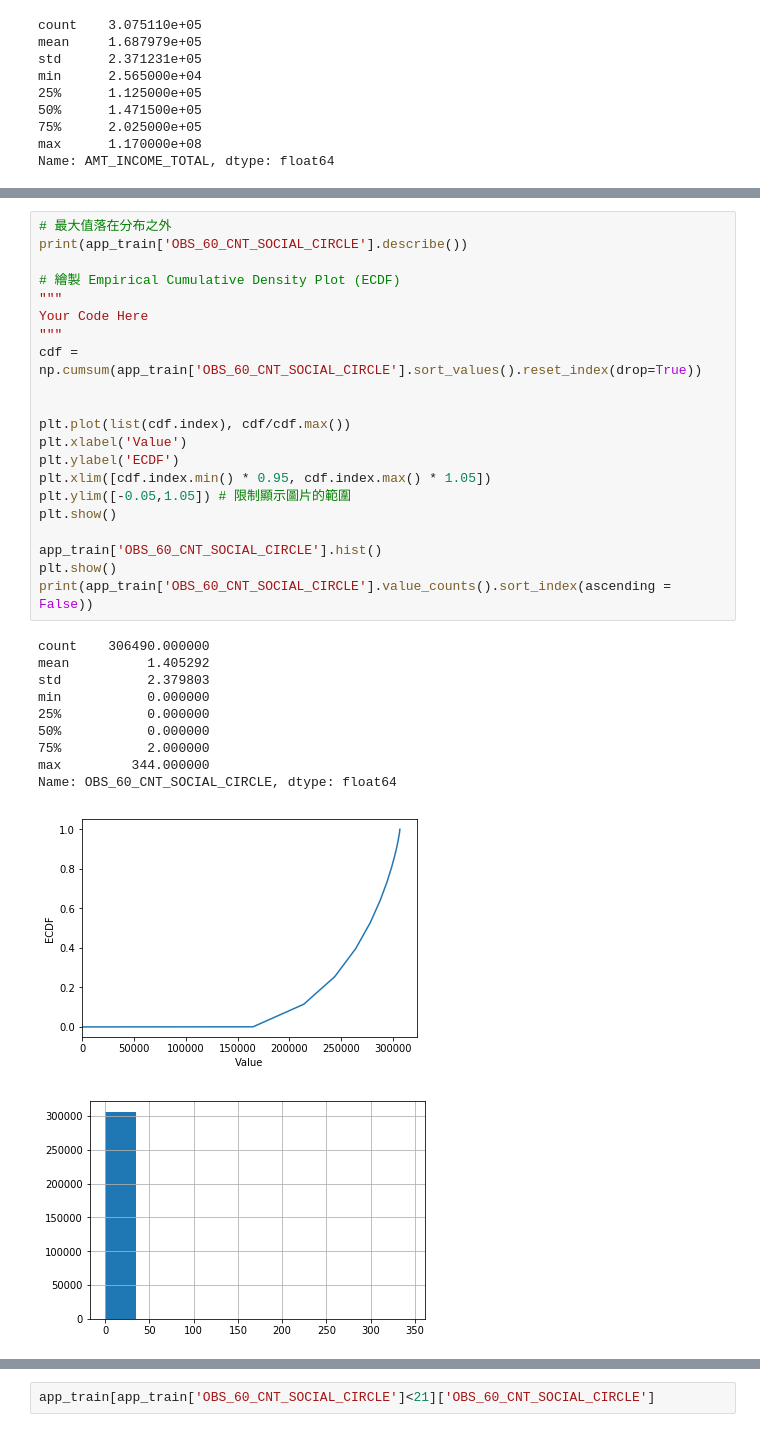
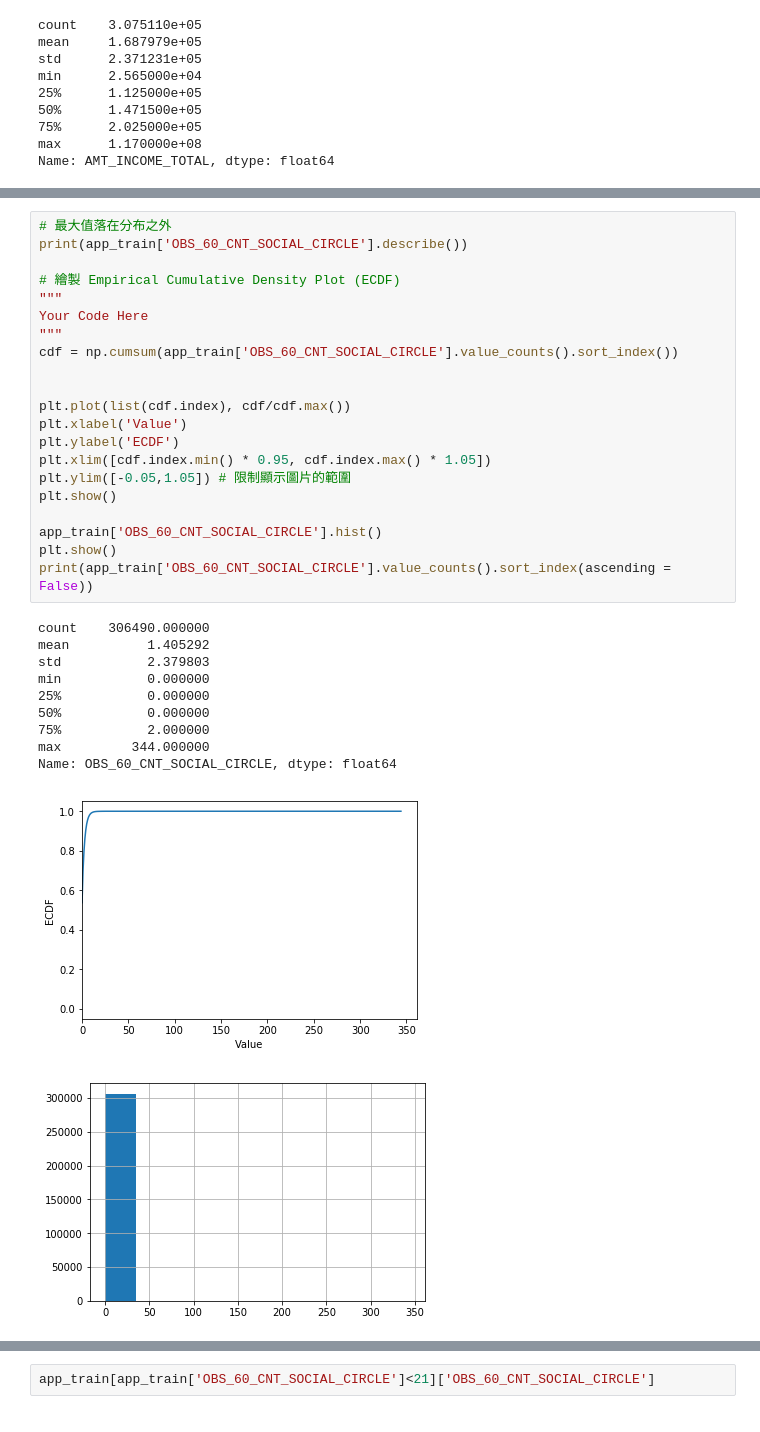
Before and after one commit to dgtyuewq/2nd-ML100days-2, a Jupyter notebook: Day_006_HW.ipynb, the cells around one changed output, grey strips where cells are left out. Cells and saved outputs as stored; diff of their text form.

```diff
--- a/Day_006_HW.ipynb
+++ b/Day_006_HW.ipynb
@@ -191,35 +179,35 @@ Name: REGION_POPULATION_RELATIVE, Length: 81, dtype: int64
 # %%
 # 最大值落在分布之外
 print(app_train['OBS_60_CNT_SOCIAL_CIRCLE'].describe())
 
 # 繪製 Empirical Cumulative Density Plot (ECDF)
 """
 Your Code Here
 """
-cdf = np.cumsum(app_train['OBS_60_CNT_SOCIAL_CIRCLE'].sort_values().reset_index(drop=True))
+cdf = np.cumsum(app_train['OBS_60_CNT_SOCIAL_CIRCLE'].value_counts().sort_index())
 
 
 plt.plot(list(cdf.index), cdf/cdf.max())
 plt.xlabel('Value')
 plt.ylabel('ECDF')
 plt.xlim([cdf.index.min() * 0.95, cdf.index.max() * 1.05])
 plt.ylim([-0.05,1.05]) # 限制顯示圖片的範圍
 plt.show()
 
 app_train['OBS_60_CNT_SOCIAL_CIRCLE'].hist()
 plt.show()
 print(app_train['OBS_60_CNT_SOCIAL_CIRCLE'].value_counts().sort_index(ascending = False))
 # %% [output]
 count    306490.000000
 mean          1.405292
 std           2.379803
 min           0.000000
 25%           0.000000
 50%           0.000000
 75%           2.000000
 max         344.000000
 Name: OBS_60_CNT_SOCIAL_CIRCLE, dtype: float64
-[figure, old version]
+[figure, new version]
 [figure]
 344.0         1
 47.0          1
```
Also changed, not shown: parts of 3 cells of this notebook.
